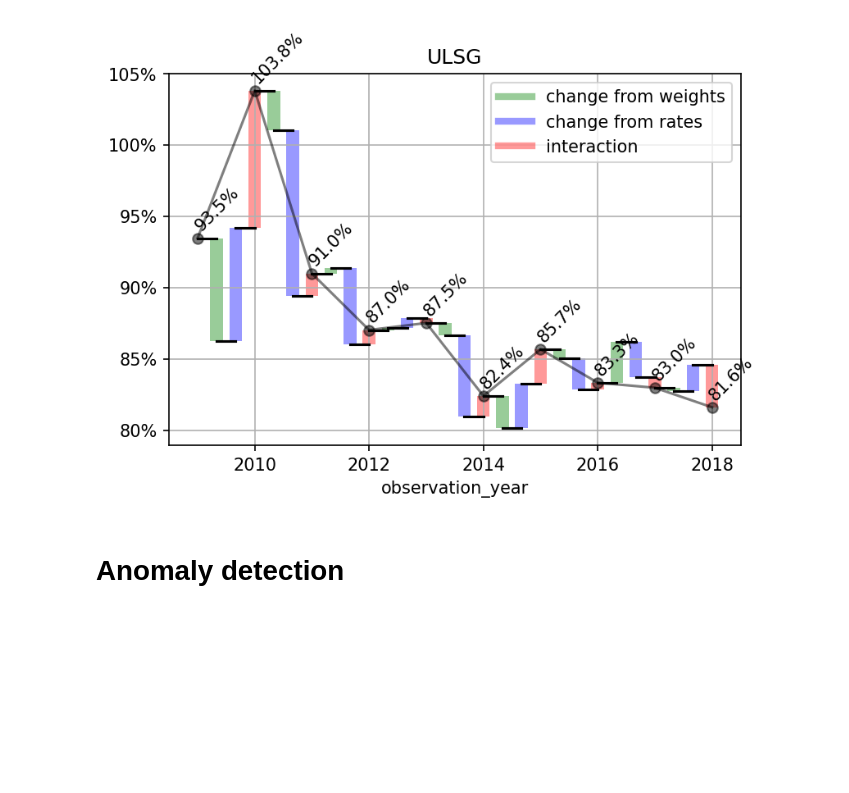
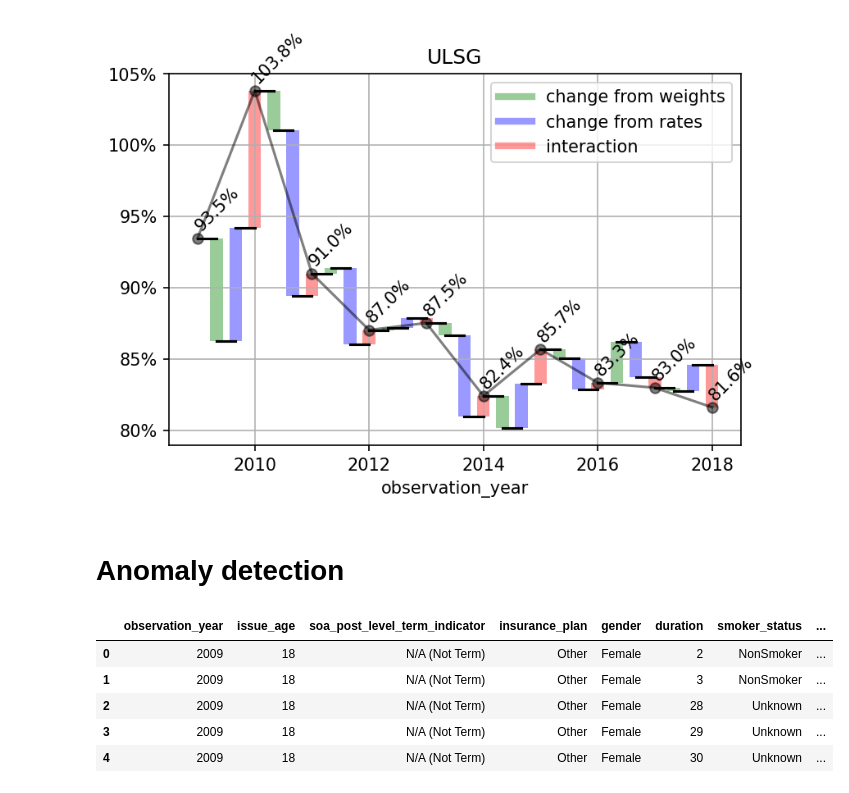
Before and after one commit to SOA-ILEC-Demo/ILECTools, a Jupyter notebook: sample_notebooks/2019_ValAct_demo.ipynb, the cells around one changed output. Drawn from its saved outputs; the diff is of its cells as text; code cells hidden in the pictures; blank space fills up the shorter version.

```diff
--- a/sample_notebooks/2019_ValAct_demo.ipynb
+++ b/sample_notebooks/2019_ValAct_demo.ipynb
@@ -84,3 +84,12 @@ for _product in ['Perm', 'Term', 'UL', 'ULSG']:
 [figure]
 # %% [markdown]
 # Anomaly detection
+# %%
+datsumm.head()
+# %% [output]
+|  | observation_year | issue_age | soa_post_level_term_indicator | insurance_plan | gender | duration | smoker_status | ... |
+| 0 | 2009 | 18 | N/A (Not Term) | Other | Female | 2 | NonSmoker | ... |
+| 1 | 2009 | 18 | N/A (Not Term) | Other | Female | 3 | NonSmoker | ... |
+| 2 | 2009 | 18 | N/A (Not Term) | Other | Female | 28 | Unknown | ... |
+| 3 | 2009 | 18 | N/A (Not Term) | Other | Female | 29 | Unknown | ... |
+| 4 | 2009 | 18 | N/A (Not Term) | Other | Female | 30 | Unknown | ... |
```
Also changed, not shown: parts of 7 cells of this notebook, 2 other files.
